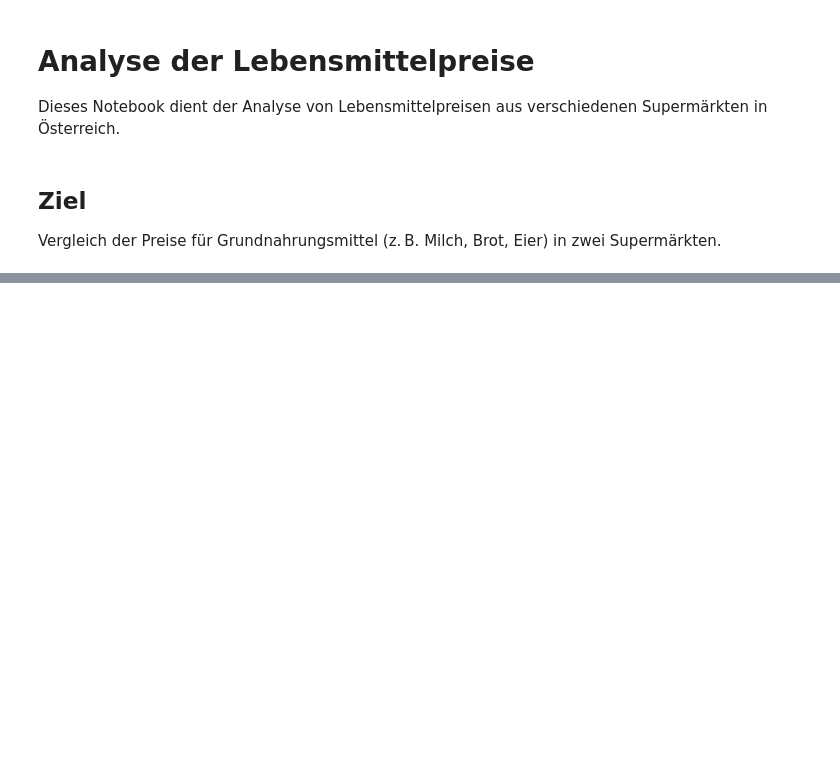
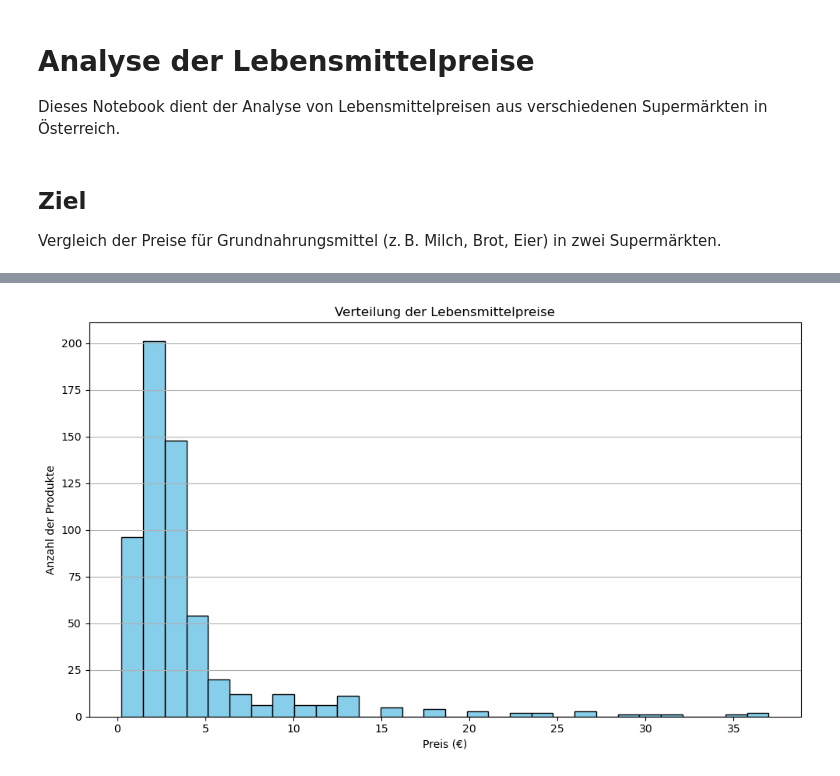
Before and after one commit to piy678/lebensmittelpreise-bigdata, a Jupyter notebook: notebooks/preisanalyse.ipynb, the cells around one changed output, grey strips where cells are left out. Drawn from its saved outputs; the diff is of its cells as text; code cells hidden in the pictures; blank space fills up the shorter version.

```diff
--- a/notebooks/preisanalyse.ipynb
+++ b/notebooks/preisanalyse.ipynb
@@ -68,0 +111,12 @@ plt.show()
+# %%
+## Histogramm aller Preise
+plt.figure(figsize=(10, 6))
+plt.hist(df["Preis"], bins=30, color="skyblue", edgecolor="black")
+plt.title("Verteilung der Lebensmittelpreise")
+plt.xlabel("Preis (€)")
+plt.ylabel("Anzahl der Produkte")
+plt.grid(axis="y")
+plt.tight_layout()
+plt.show()
+# %% [output]
+[figure, added]
```
Also changed, not shown: parts of 13 cells of this notebook, 1 other file.
